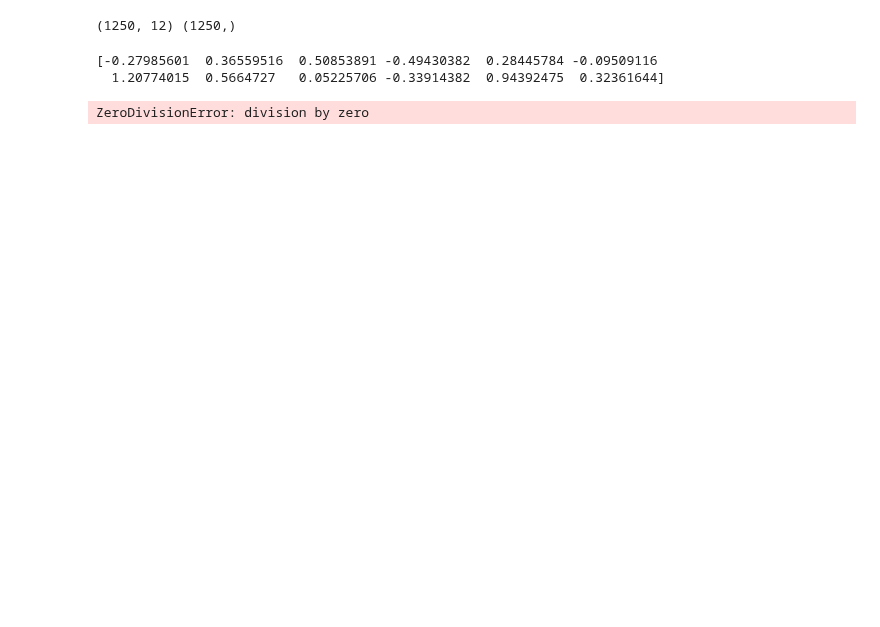
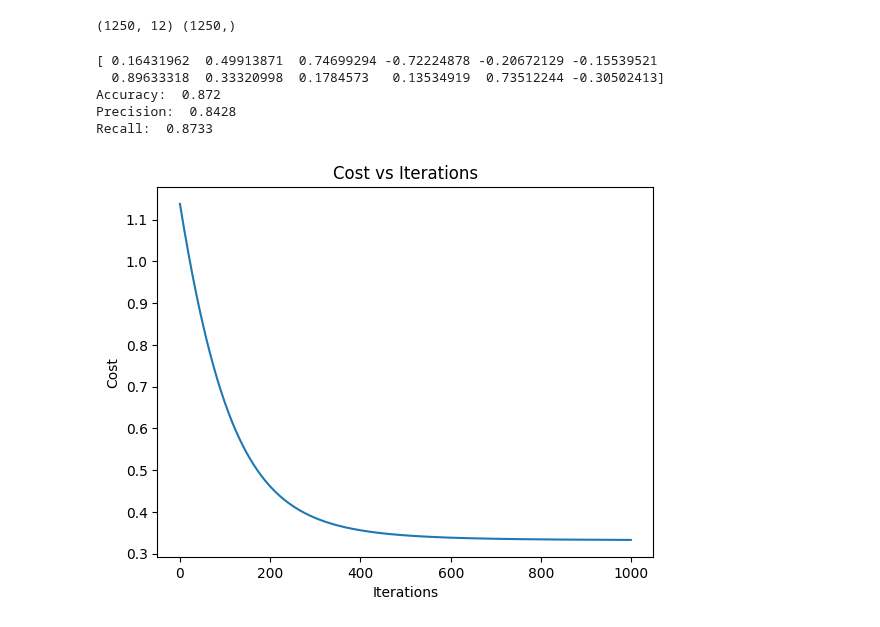
Before and after one commit to Baron105/ML-Assignments, a Jupyter notebook: CS60050/ML_Assignment_1/21CS10014_Barun_Parua/logistic-regression/code.ipynb, the cells around one changed output. Saved outputs shown, nothing was run; the diff lists cells and outputs as text; code cells hidden in the pictures; blank space fills up the shorter version.

```diff
--- a/CS60050/ML_Assignment_1/21CS10014_Barun_Parua/logistic-regression/code.ipynb
+++ b/CS60050/ML_Assignment_1/21CS10014_Barun_Parua/logistic-regression/code.ipynb
@@ -74,33 +74,48 @@ costs = []
 learning_rate = 0.01
 for i in range(1000):
     costs.append(cost(x_train, y_train, theta_grad))
     theta_grad = gradient_descent(x_train, y_train, theta_grad, learning_rate)
 print(theta_grad)
 
 y_pred = predict(x_test, theta_grad)
 
 # accuracy, precision, recall, f1 score
 c = 0
+tp = 0
+fp = 0
+fn = 0
 
 for i in range(len(y_pred)):
     if y_pred[i] >= 0.5:
         y_pred[i] = 1
     else:
         y_pred[i] = 0
+
     if (y_pred[i] == y_test[i]):
         c += 1
+    if (y_pred[i] == 1 and y_test[i] == 1):
+        tp += 1
+    if (y_pred[i] == 1 and y_test[i] == 0):
+        fp += 1
+    if (y_pred[i] == 0 and y_test[i] == 1):
+        fn += 1
 
 print("Accuracy: ", c/len(y_pred))
+print("Precision: ", round(tp/(tp+fp),4))
+print("Recall: ", round(tp/(tp+fn),4))
 
 
 
 # plot the cost
 plt.plot(costs)
 plt.xlabel('Iterations')
 plt.ylabel('Cost')
 plt.title('Cost vs Iterations')
 plt.show()
 # %% [output]
-[-0.27985601  0.36559516  0.50853891 -0.49430382  0.28445784 -0.09509116
-  1.20774015  0.5664727   0.05225706 -0.33914382  0.94392475  0.32361644]
+[ 0.16431962  0.49913871  0.74699294 -0.72224878 -0.20672129 -0.15539521
+  0.89633318  0.33320998  0.1784573   0.13534919  0.73512244 -0.30502413]
+Accuracy:  0.872
+Precision:  0.8428
+Recall:  0.8733
-ZeroDivisionError: division by zero
+[figure, added]
```
Also changed, not shown: parts of 2 cells of this notebook, 2 other files.
